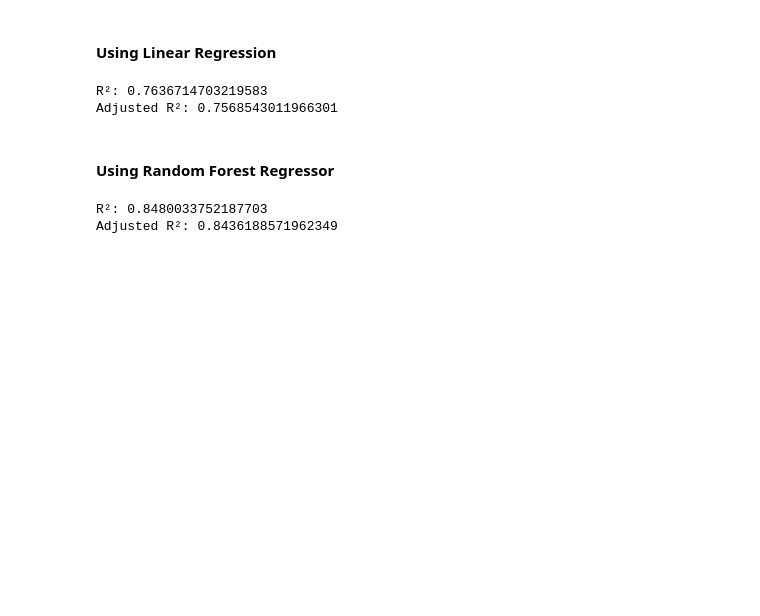
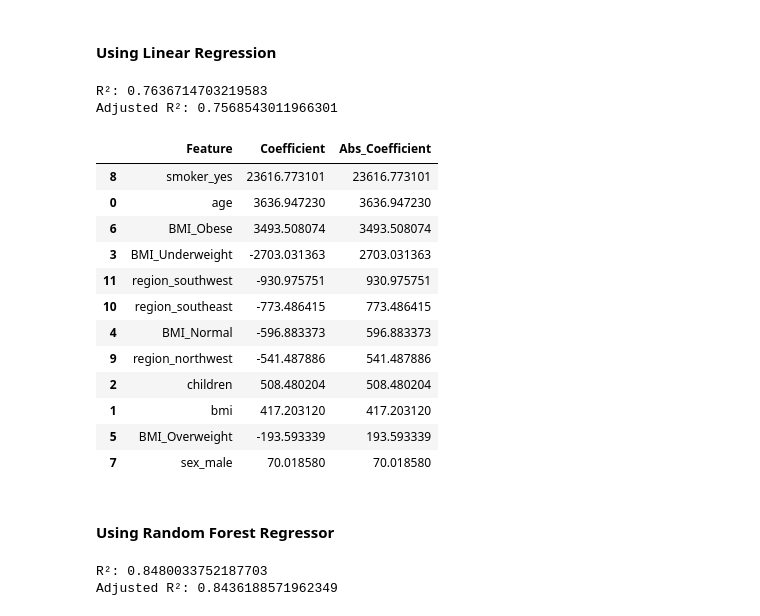
Before and after one commit to Abhijeet280/Insurance-Amount-Prediction-, a Jupyter notebook: Insurance Amount Prediction.ipynb, the cells around one changed output. Saved outputs shown, nothing was run; the diff lists cells and outputs as text; code cells hidden in the pictures; blank space fills up the shorter version.

```diff
--- a/Insurance Amount Prediction.ipynb
+++ b/Insurance Amount Prediction.ipynb
@@ -205,6 +205,33 @@ print("Adjusted R²:", adj_r2)
 # %% [output]
 R²: 0.7636714703219583
 Adjusted R²: 0.7568543011966301
+# %%
+coefficients = model.coef_
+
+# Put into a DataFrame
+feature_importance = pd.DataFrame({
+    "Feature": X_train.columns,
+    "Coefficient": coefficients,
+    "Abs_Coefficient": np.abs(coefficients)
+})
+
+# Sort by importance
+feature_importance = feature_importance.sort_values(by="Abs_Coefficient", ascending=False)
+feature_importance
+# %% [output]
+|  | Feature | Coefficient | Abs_Coefficient |
+| 8 | smoker_yes | 23616.773101 | 23616.773101 |
+| 0 | age | 3636.947230 | 3636.947230 |
+| 6 | BMI_Obese | 3493.508074 | 3493.508074 |
+| 3 | BMI_Underweight | -2703.031363 | 2703.031363 |
+| 11 | region_southwest | -930.975751 | 930.975751 |
+| 10 | region_southeast | -773.486415 | 773.486415 |
+| 4 | BMI_Normal | -596.883373 | 596.883373 |
+| 9 | region_northwest | -541.487886 | 541.487886 |
+| 2 | children | 508.480204 | 508.480204 |
+| 1 | bmi | 417.203120 | 417.203120 |
+| 5 | BMI_Overweight | -193.593339 | 193.593339 |
+| 7 | sex_male | 70.018580 | 70.018580 |
 # %% [markdown]
 #### Using Random Forest Regressor
 # %%
```
Also changed, not shown: parts of 2 cells of this notebook.
